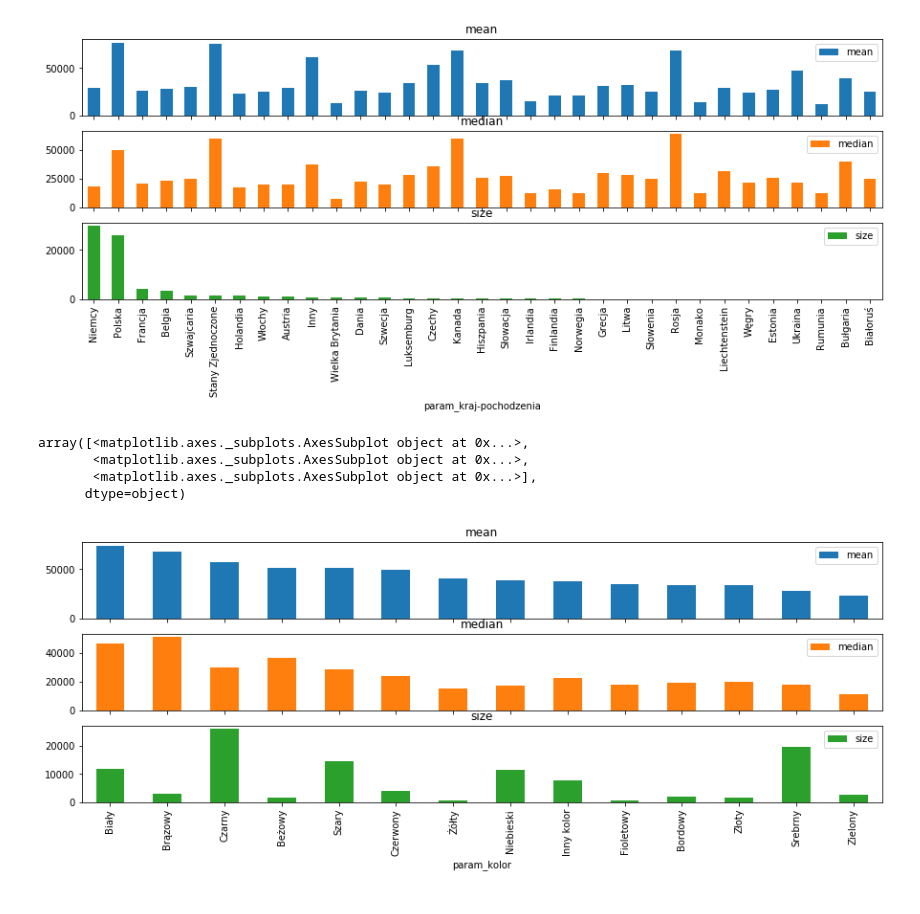
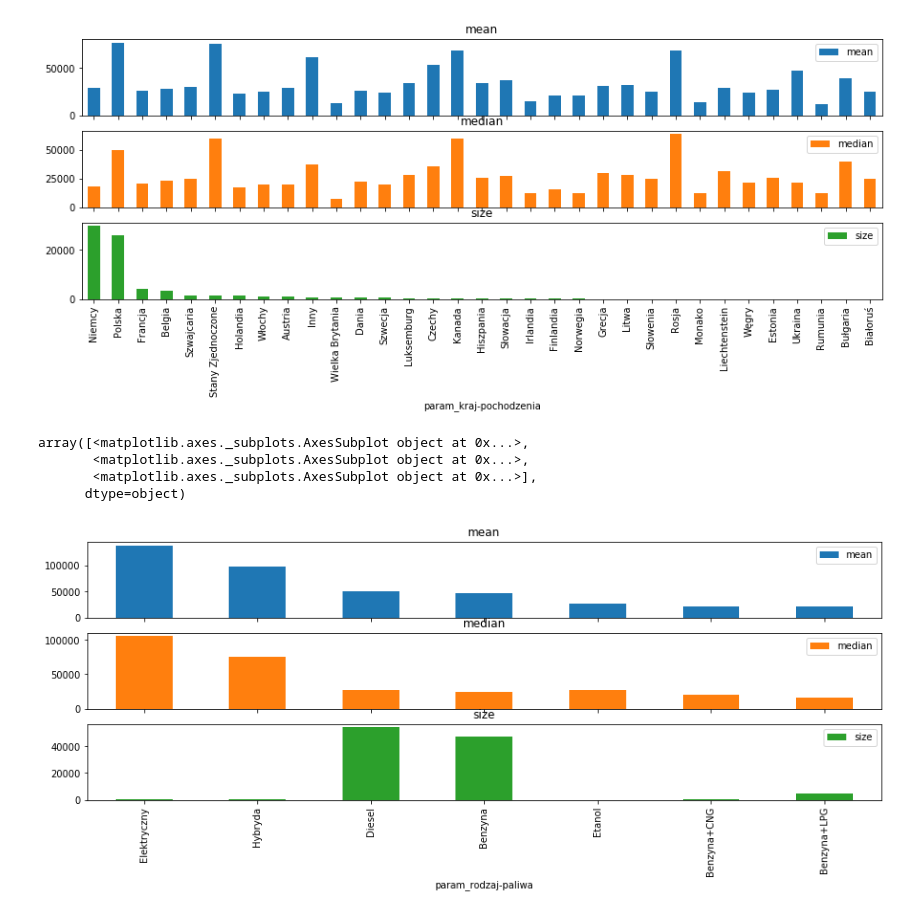
Before and after one commit to ColdBacon/MATRIX-DS2, a Jupyter notebook: day2_visualisation.ipynb, the cells around one changed output. Saved outputs shown, nothing was run; the diff lists cells and outputs as text; code cells hidden in the pictures.

Commit message:
add visualisation

```diff
--- a/day2_visualisation.ipynb
+++ b/day2_visualisation.ipynb
@@ -107,11 +115,11 @@ array([<matplotlib.axes._subplots.AxesSubplot object at 0x...>,
        <matplotlib.axes._subplots.AxesSubplot object at 0x...>],
       dtype=object)
 [figure]
-# %%
-group_and_plot('param_kolor')
-# %% [output]
-array([<matplotlib.axes._subplots.AxesSubplot object at 0x...>,
-       <matplotlib.axes._subplots.AxesSubplot object at 0x...>,
-       <matplotlib.axes._subplots.AxesSubplot object at 0x...>],
-      dtype=object)
-[figure, removed]
+# %%
+group_and_plot('param_rodzaj-paliwa')
+# %% [output]
+array([<matplotlib.axes._subplots.AxesSubplot object at 0x...>,
+       <matplotlib.axes._subplots.AxesSubplot object at 0x...>,
+       <matplotlib.axes._subplots.AxesSubplot object at 0x...>],
+      dtype=object)
+[figure, added]
```
Also changed, not shown: parts of 2 cells of this notebook.
